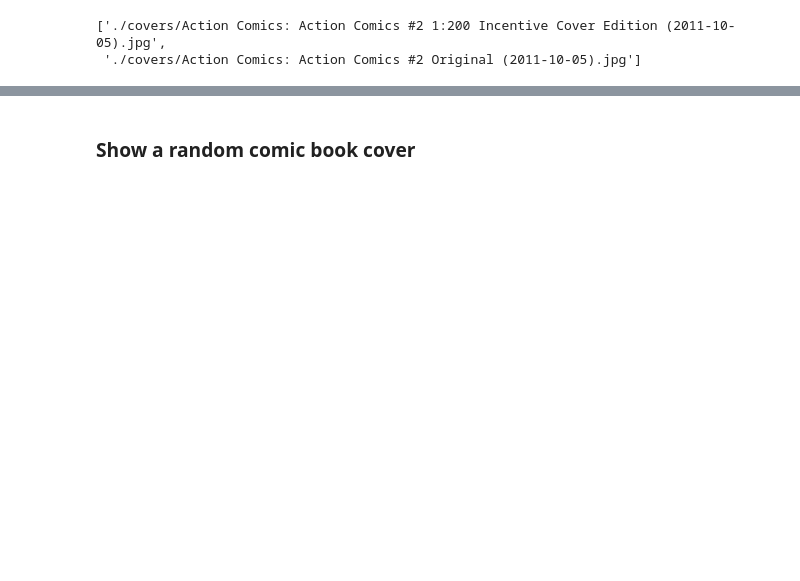
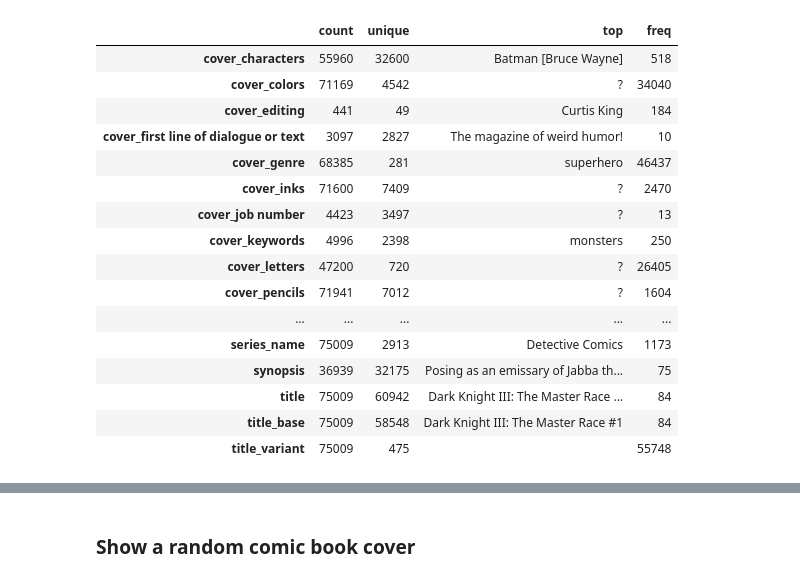
Before and after one commit to macrae/comics-net, a Jupyter notebook: jupyter/metadata_analysis.ipynb, the cells around one changed output, grey strips where cells are left out. Saved outputs shown, nothing was run; the diff lists cells and outputs as text; code cells hidden in the pictures; blank space fills up the shorter version.

```diff
--- a/jupyter/metadata_analysis.ipynb
+++ b/jupyter/metadata_analysis.ipynb
@@ -180,6 +222,6 @@ The goal is to parse through the 28K+ covers and keep variant covers and discard
 # %%
-thingy1 = pd.merge(df_variants, df_variants_artists, how="left", on=["title_base", "cover_pencils_cleaned"])
+df_variants = pd.merge(df_variants, df_variants_artists, how="left", on=["title_base", "cover_pencils_cleaned"])
 
-thingy1 = thingy1[thingy1["cover_pencils_cleaned_count"] == 1.0].drop("cover_pencils_cleaned_count", axis=1)
+non_dupes = df_variants[df_variants["base_pencils_count"] == 1.0].drop("base_pencils_count", axis=1)
 
-thingy1 = pd.concat([df_non_variants, thingy1], axis=0)
+df_non_dupes = pd.concat([df_non_variants, non_dupes], axis=0)
@@ -185,0 +232,3 @@ thingy1 = pd.concat([df_non_variants, thingy1], axis=0)
+# %%
+possible_dupes = df_variants[df_variants["base_pencils_count"] > 1.0].drop("base_pencils_count", axis=1)
+len(possible_dupes)
@@ -186,11 +237,7 @@ thingy1 = pd.concat([df_non_variants, thingy1], axis=0)
 # %%
-#TODO: reason about which save_to's to keep
+# reason about which save_to's to keep
 
-thingy2 = pd.merge(df_variants, df_variants_artists, how="left", on=["title_base", "cover_pencils_cleaned"])
+combined_possible_dupes = possible_dupes.groupby(["title_base"]).apply(lambda x: "; ".join(x["save_to"].values)).reset_index()
+combined_possible_dupes.columns = ["title_base", "save_to_concat"]
 
-thingy2 = thingy2[thingy2["cover_pencils_cleaned_count"] > 1.0].\
-            groupby(["title_base"]).\
-            apply(lambda x: "; ".join(x["save_to"].values)).\
-            reset_index()
-
-thingy2.columns = ["title_base", "save_to_concat"]
+combined_possible_dupes.head()
@@ -427,5 +486,0 @@ filter_save_to_concats(l)
-# %%
-l
-# %% [output]
-['./covers/Action Comics: Action Comics #2 1:200 Incentive Cover Edition (2011-10-05).jpg',
- './covers/Action Comics: Action Comics #2 Original (2011-10-05).jpg']
@@ -436,3 +487,41 @@ l
+# %%
+all_possible_dupes = combined_possible_dupes["save_to_concat"].apply(lambda x: x.split("; "))
+
+deduped_dupes = analyzer.flatten([filter_save_to_concats(l)["save_to"].values for l in all_possible_dupes])
+deduped_dupes = pd.DataFrame(deduped_dupes, columns=["save_to"]).reset_index()
+
+deduped_dupes = pd.merge(
+    possible_dupes,
+    deduped_dupes,
+    how="right",
+    on="save_to")
+
+# TODO: explain this step...
+deduped_dupes = deduped_dupes[(~deduped_dupes["title"].isnull()) & (~deduped_dupes["index"].isnull())]
+
+# combine deduped dupes w/ non-dupes
+df_non_dupes = pd.concat([df_non_dupes, deduped_dupes], axis=0).drop(["index",  "title_base_count"], axis=1)
+# %%
+# describe issue and cover metadata
+df_non_dupes.drop(['issue_number', 'cover_characters_list_aliases'], axis=1).describe().T
+# %% [output]
+|  | count | unique | top | freq |
+| cover_characters | 55960 | 32600 | Batman [Bruce Wayne] | 518 |
+| cover_colors | 71169 | 4542 | ? | 34040 |
+| cover_editing | 441 | 49 | Curtis King | 184 |
+| cover_first line of dialogue or text | 3097 | 2827 | The magazine of weird humor! | 10 |
+| cover_genre | 68385 | 281 | superhero | 46437 |
+| cover_inks | 71600 | 7409 | ? | 2470 |
+| cover_job number | 4423 | 3497 | ? | 13 |
+| cover_keywords | 4996 | 2398 | monsters | 250 |
+| cover_letters | 47200 | 720 | ? | 26405 |
+| cover_pencils | 71941 | 7012 | ? | 1604 |
+| ... | ... | ... | ... | ... |
+| series_name | 75009 | 2913 | Detective Comics | 1173 |
+| synopsis | 36939 | 32175 | Posing as an emissary of Jabba th... | 75 |
+| title | 75009 | 60942 | Dark Knight III: The Master Race ... | 84 |
+| title_base | 75009 | 58548 | Dark Knight III: The Master Race #1 | 84 |
+| title_variant | 75009 | 475 |  | 55748 |
 # %%
 # create character count dict
 character_counts = {k: v for k, v in
```
Also changed, not shown: parts of 56 cells of this notebook, 5 other files.
